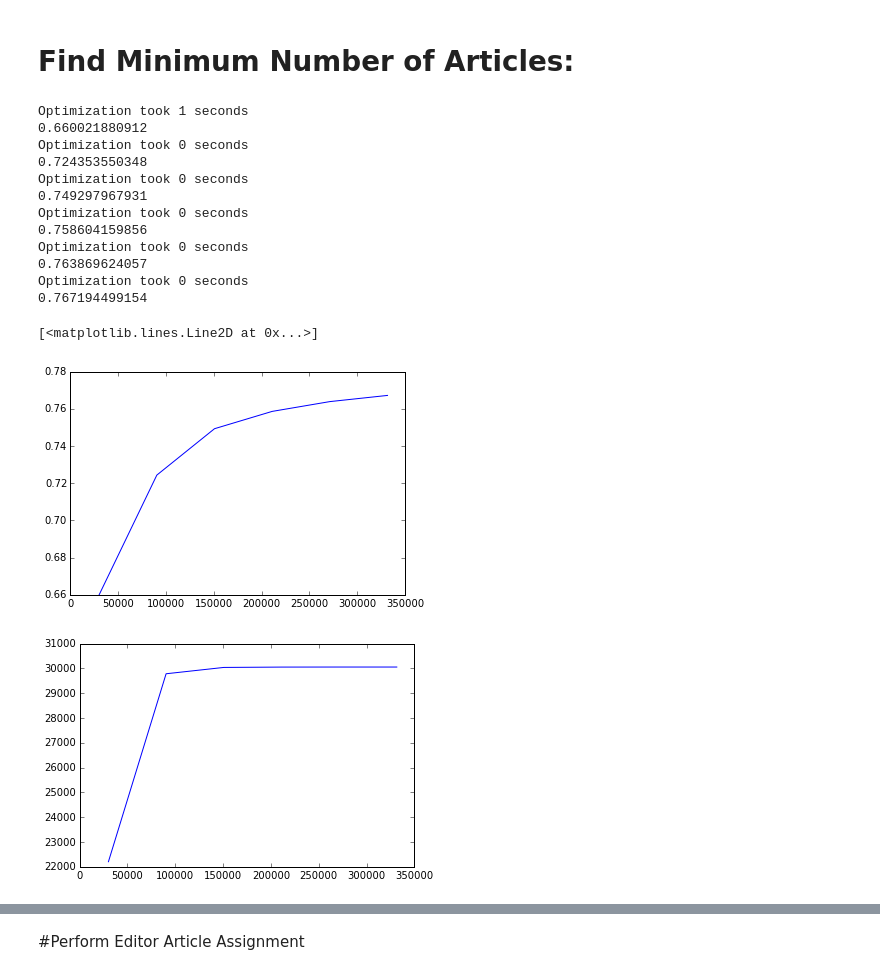
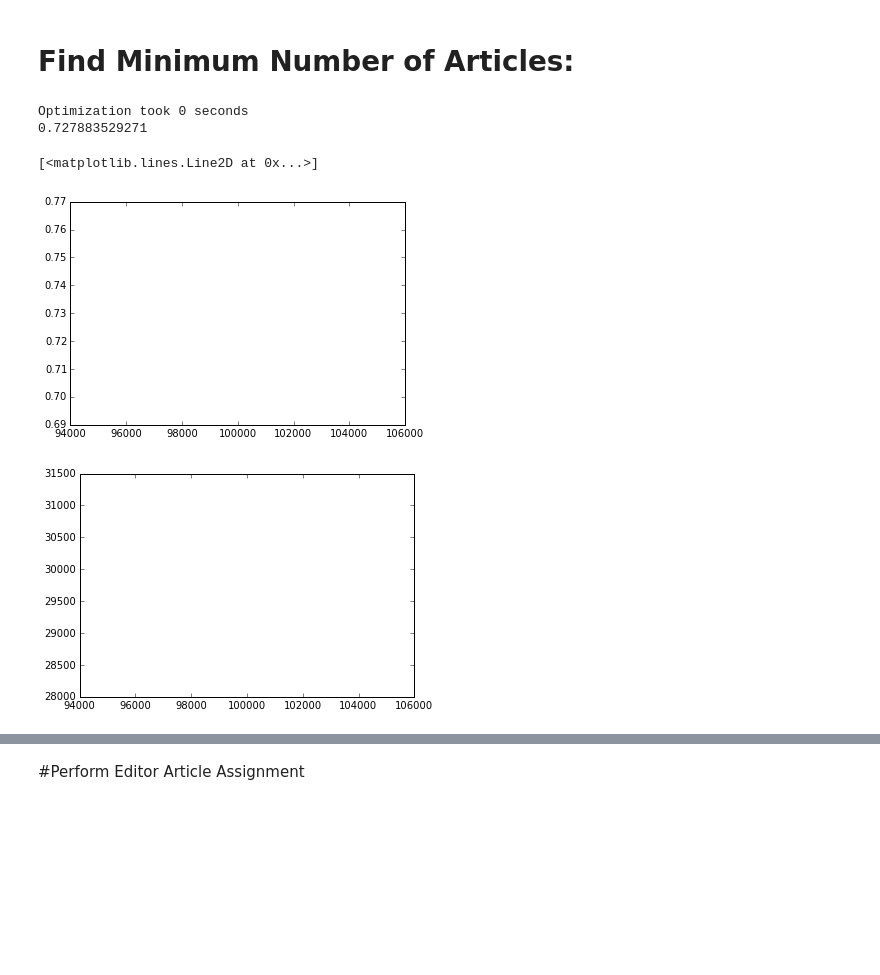
Before and after one commit to cervisiarius/wikimedia, a Jupyter notebook: missing_articles/src/main/spark/ipython/matching.ipynb, the cells around one changed output, grey strips where cells are left out. Saved outputs shown, nothing was run; the diff lists cells and outputs as text; code cells hidden in the pictures; blank space fills up the shorter version.

```diff
--- a/missing_articles/src/main/spark/ipython/matching.ipynb
+++ b/missing_articles/src/main/spark/ipython/matching.ipynb
@@ -31,10 +34,10 @@ exp_path = os.path.join(cp.get('general', 'local_data_dir'), exp_dir)
 # %% [markdown]
 #Load Editor Contribution Data
 # %%
-e_random = pd.read_csv('/home/ellery/en-%s/e1.tsv' % t,  sep = '\t', encoding = 'utf8')
-e_random.index = e_random['user']
-e_personal = pd.read_csv('/home/ellery/en-%s/e2.tsv' % t,  sep = '\t', encoding = 'utf8')
+e_personal = pd.read_csv('/home/ellery/en-%s/e1.tsv' % t,  sep = '\t', encoding = 'utf8')
 e_personal.index = e_personal['user']
+#e_personal = pd.read_csv('/home/ellery/en-%s/e2.tsv' % t,  sep = '\t', encoding = 'utf8')
+#e_personal.index = e_personal['user']
 # %%
 #e_personal = pd.read_csv('/home/ellery/en-%s/staff.tsv' % t,  sep = '\t', encoding = 'utf8')
 #e_personal.columns = ['_', 'user', 'history', 'user_email']
@@ -211,44 +214,34 @@ greedy = True
 max_articles_per_editor = 1000
 max_num_editors = e_personal.shape[0]
 min_score = 0.4
 mean_affinities = []
 num_matches = []
 num_editors = e_personal.shape[0]
 n_articles = [k*num_editors * i for i in range(1, 12, 2)]
-
+n_articles = [100000]
 for n in n_articles:
     it = contribution_iter(e_personal['history'][:max_num_editors])
     a_personal_topn = a_personal[:n]
     id2importance = dict(zip(a_personal_topn['id'], np.ones(a_personal_topn.shape[0])))
     contributions = get_affinities(M,it, max_articles_per_editor, min_score, id2importance, id2index, index2id)
     if greedy:
         obj, d = greedy_match(contributions, k)
         print obj
     else:
         editor_ids, article_ids, affinities = get_matching_data_structures(contributions)
         print "Number of Affinites", len (affinities)
         obj, d = match(editor_ids, article_ids, affinities, k )
     mean_affinities.append(obj)
     num_matches.append(d.shape[0])
     #print d
 
 plt.figure()
 plt.plot(n_articles, mean_affinities)
 plt.figure()
 plt.plot(n_articles, num_matches)
 # %% [output]
-Optimization took 1 seconds
-0.660021880912
 Optimization took 0 seconds
-0.724353550348
-Optimization took 0 seconds
-0.749297967931
-Optimization took 0 seconds
-0.758604159856
-Optimization took 0 seconds
-0.763869624057
-Optimization took 0 seconds
-0.767194499154
+0.727883529271
 [<matplotlib.lines.Line2D at 0x...>]
-[figure, old version]
+[figure, new version]
-[figure, old version]
+[figure, new version]
```
Also changed, not shown: parts of 21 cells of this notebook, 7 other files.
